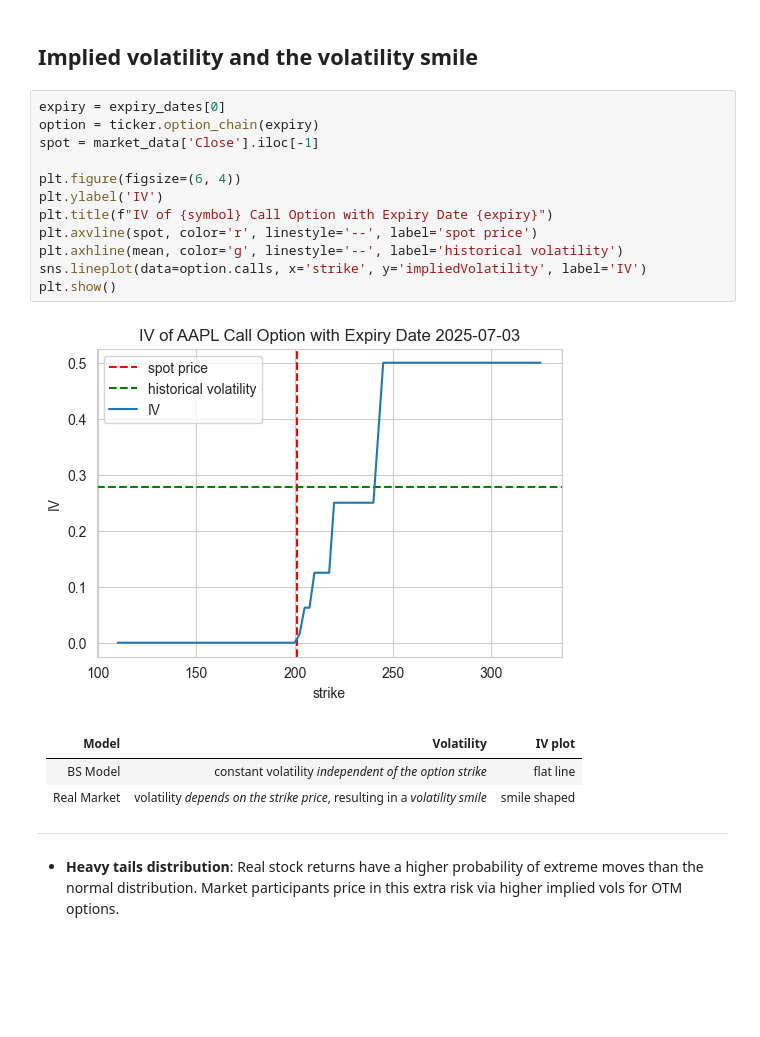
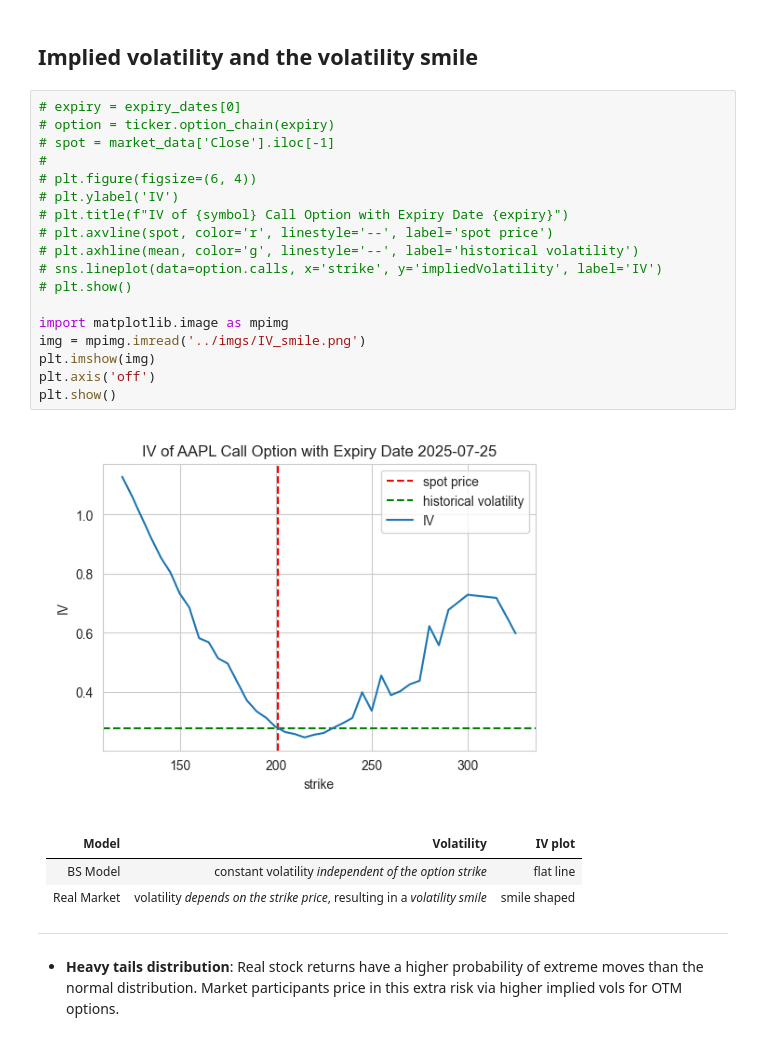
Before and after one commit to TianhaoW/ErdosQuantBootcamp, a Jupyter notebook: Erdos_Miniprojects/mini_project_4.ipynb, the cells around one changed output. Saved outputs shown, nothing was run; the diff lists cells and outputs as text; blank space fills up the shorter version.

Commit message:
Minor change, fixed titles of some plot.

```diff
--- a/Erdos_Miniprojects/mini_project_4.ipynb
+++ b/Erdos_Miniprojects/mini_project_4.ipynb
@@ -86,19 +86,25 @@ The mean of the 21-day rolling volatility of AAPL is: 0.2777
 # %% [markdown]
 ## Implied volatility and the volatility smile
 # %%
-expiry = expiry_dates[0]
-option = ticker.option_chain(expiry)
-spot = market_data['Close'].iloc[-1]
+# expiry = expiry_dates[0]
+# option = ticker.option_chain(expiry)
+# spot = market_data['Close'].iloc[-1]
+#
+# plt.figure(figsize=(6, 4))
+# plt.ylabel('IV')
+# plt.title(f"IV of {symbol} Call Option with Expiry Date {expiry}")
+# plt.axvline(spot, color='r', linestyle='--', label='spot price')
+# plt.axhline(mean, color='g', linestyle='--', label='historical volatility')
+# sns.lineplot(data=option.calls, x='strike', y='impliedVolatility', label='IV')
+# plt.show()
 
-plt.figure(figsize=(6, 4))
-plt.ylabel('IV')
-plt.title(f"IV of {symbol} Call Option with Expiry Date {expiry}")
-plt.axvline(spot, color='r', linestyle='--', label='spot price')
-plt.axhline(mean, color='g', linestyle='--', label='historical volatility')
-sns.lineplot(data=option.calls, x='strike', y='impliedVolatility', label='IV')
+import matplotlib.image as mpimg
+img = mpimg.imread('../imgs/IV_smile.png')
+plt.imshow(img)
+plt.axis('off')
 plt.show()
 # %% [output]
-[figure, old version]
+[figure, new version]
 # %% [markdown]
 | Model       | Volatility                                                                  | IV plot      |
 |-------------|-----------------------------------------------------------------------------|--------------|
```
Also changed, not shown: parts of 6 cells of this notebook.
